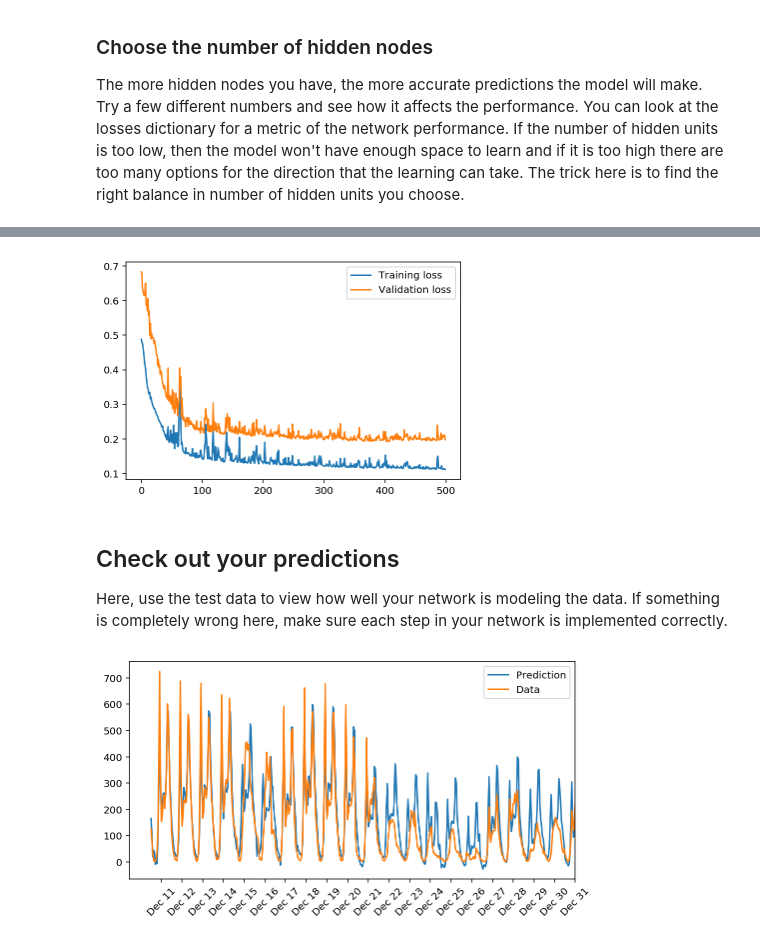
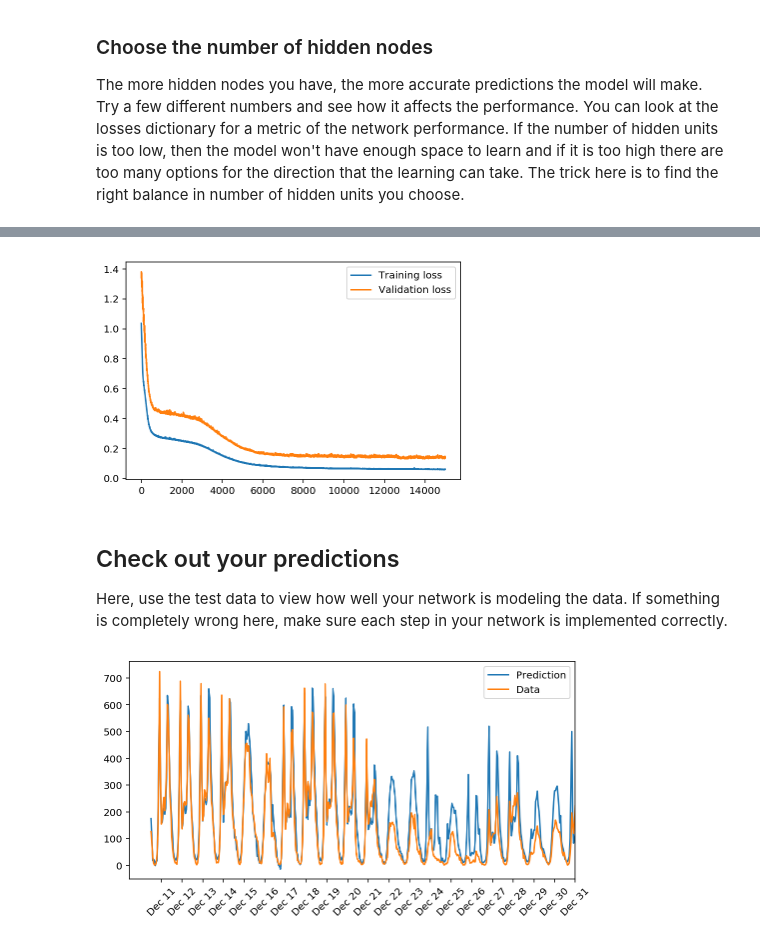
Before and after one commit to nemesiscodex/dlnd-first-neural-network, a Jupyter notebook: dlnd_first_neural_network.ipynb, the cells around one changed output, grey strips where cells are left out. Drawn from its saved outputs; the diff is of its cells as text; code cells hidden in the pictures.

```diff
--- a/dlnd_first_neural_network.ipynb
+++ b/dlnd_first_neural_network.ipynb
@@ -132,8 +190,6 @@ class NeuralNetwork(object):
         # derivative: self.activation_function(x) * (1.0 - self.activation_function(x))
         self.activation_function = lambda x : (1/ (1 + np.exp(-x)))  # Replace 0 with your sigmoid calculation.
 
-        # derivative: 1
-        self.activation_function_output = lambda x: x
 
     def train(self, features, targets):
         ''' Train the network on batch of features and targets.
@@ -164,8 +220,7 @@ class NeuralNetwork(object):
         #  (n, h) * (h, o) * = (n, o)
         final_inputs = np.matmul(hidden_outputs, self.weights_hidden_to_output) # signals into final output layer
         # a2 = f2(z2) = z2
-        final_outputs = self.activation_function_output(final_inputs) # self.activation_function(final_inputs) #a2
-
+        final_outputs = final_inputs
 
 
         ### Backward pass ###.
@@ -174,7 +229,7 @@ class NeuralNetwork(object):
         # y: (n, o) - (n, o) = (n, o)
         # d3 = y - a2
         # Output layer error is the difference between desired target and actual output.
-        error =  (final_outputs - y)
+        error =  y - final_outputs
 
 
         # The hidden layer's contribution to the error
@@ -205,10 +260,10 @@ class NeuralNetwork(object):
 
         # Update the weights
         # update hidden-to-output weights with gradient descent step
-        self.weights_hidden_to_output -= self.lr * delta_weights_h_o / n_records
+        self.weights_hidden_to_output += self.lr * delta_weights_h_o / n_records
 
         # update input-to-hidden weights with gradient descent step
-        self.weights_input_to_hidden -= self.lr * delta_weights_i_h / n_records
+        self.weights_input_to_hidden += self.lr * delta_weights_i_h / n_records
 
 
 
@@ -233,12 +288,12 @@ class NeuralNetwork(object):
         #  (n, h) * (h, o) * = (n, o)
         final_inputs = np.matmul(hidden_outputs, self.weights_hidden_to_output) # signals into final output layer
         # a2 = f2(z2) = z2
-        final_outputs = self.activation_function_output(final_inputs) # self.activation_function(final_inputs) #a2
+        final_outputs = final_inputs #a2 = z2
 
         return final_outputs
 # %%
 def MSE(y, Y):
-    return np.mean((y-Y)**2)/2
+    return np.mean((y-Y)**2)
 # %% [markdown]
 ## Unit tests
 
@@ -327,20 +382,19 @@ The more hidden nodes you have, the more accurate predictions the model will mak
 import sys
 
 ### Set the hyperparameters here ###
-iterations = 500
-learning_rate = 1.7 # which is actually 0.85 because of the missing 1/2 in the MSE
-hidden_nodes = 2
+iterations = 15000
+learning_rate = 0.2 # which is actually 0.1 because of the missing 1/2 in the MSE formula
+hidden_nodes = 5
 output_nodes = 1
 
 N_i = train_features.shape[1]
-print(N_i)
 network = NeuralNetwork(N_i, hidden_nodes, output_nodes, learning_rate)
 
 losses = {'train':[], 'validation':[]}
 for ii in range(iterations):
     # Go through a random batch of 128 records from the training data set
     batch = np.random.choice(train_features.index, size=128)
-    X, y = train_features.ix[batch].values, train_targets.ix[batch]['cnt']
+    X, y = train_features.loc[batch].values, train_targets.loc[batch]['cnt']
 
     network.train(X, y)
 
@@ -370,7 +417,7 @@ plt.plot(losses['validation'], label='Validation loss')
 plt.legend()
 _ = plt.ylim()
 # %% [output]
-[figure, old version]
+[figure, new version]
 # %% [markdown]
 ## Check out your predictions
 
@@ -378,21 +425,21 @@ Here, use the test data to view how well your network is modeling the data. If s
 # %%
 fig, ax = plt.subplots(figsize=(8,4))
 
 mean, std = scaled_features['cnt']
 predictions = network.run(test_features).T*std + mean
 ax.plot(predictions[0], label='Prediction')
 ax.plot((test_targets['cnt']*std + mean).values, label='Data')
 ax.set_xlim(right=len(predictions))
 ax.legend()
 p = predictions[0]
 r = (test_targets['cnt']*std + mean)
 
-dates = pd.to_datetime(rides.ix[test_data.index]['dteday'])
+dates = pd.to_datetime(rides.loc[test_data.index]['dteday'])
 dates = dates.apply(lambda d: d.strftime('%b %d'))
 ax.set_xticks(np.arange(len(dates))[12::24])
 _ = ax.set_xticklabels(dates[12::24], rotation=45)
 # %% [output]
-[figure, old version]
+[figure, new version]
 # %% [markdown]
 ## OPTIONAL: Thinking about your results(this question will not be evaluated in the rubric).
 
```
Also changed, not shown: parts of 5 cells of this notebook, 1 other file.
